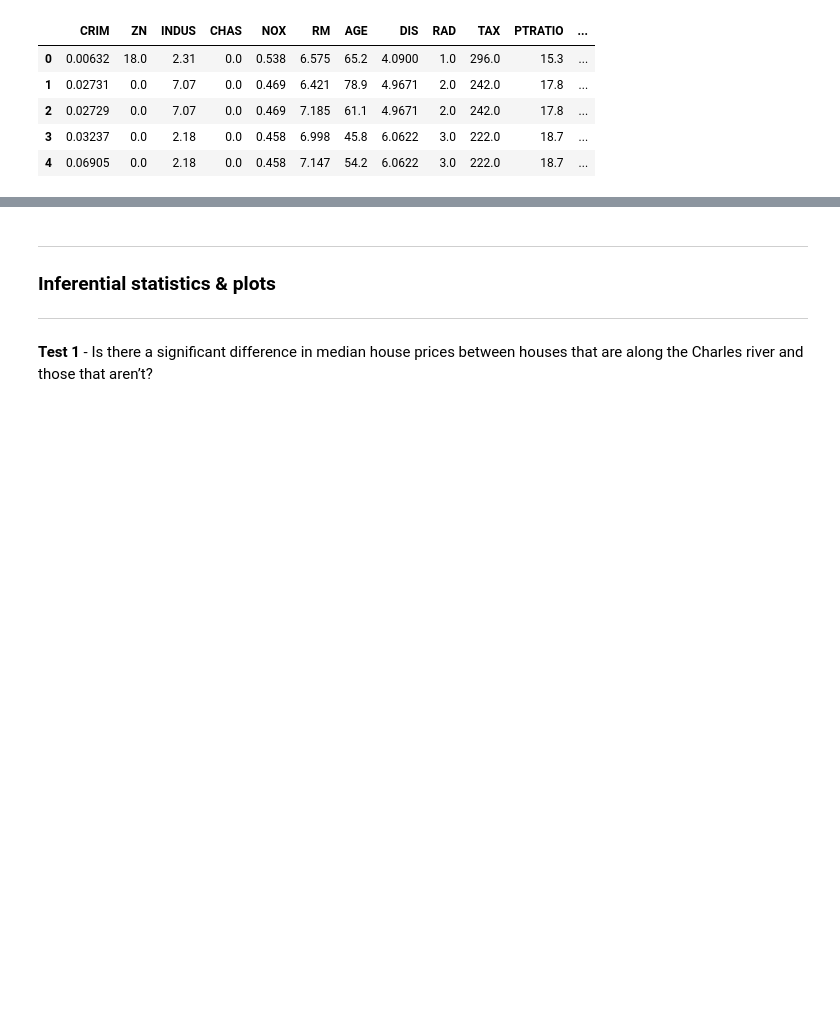
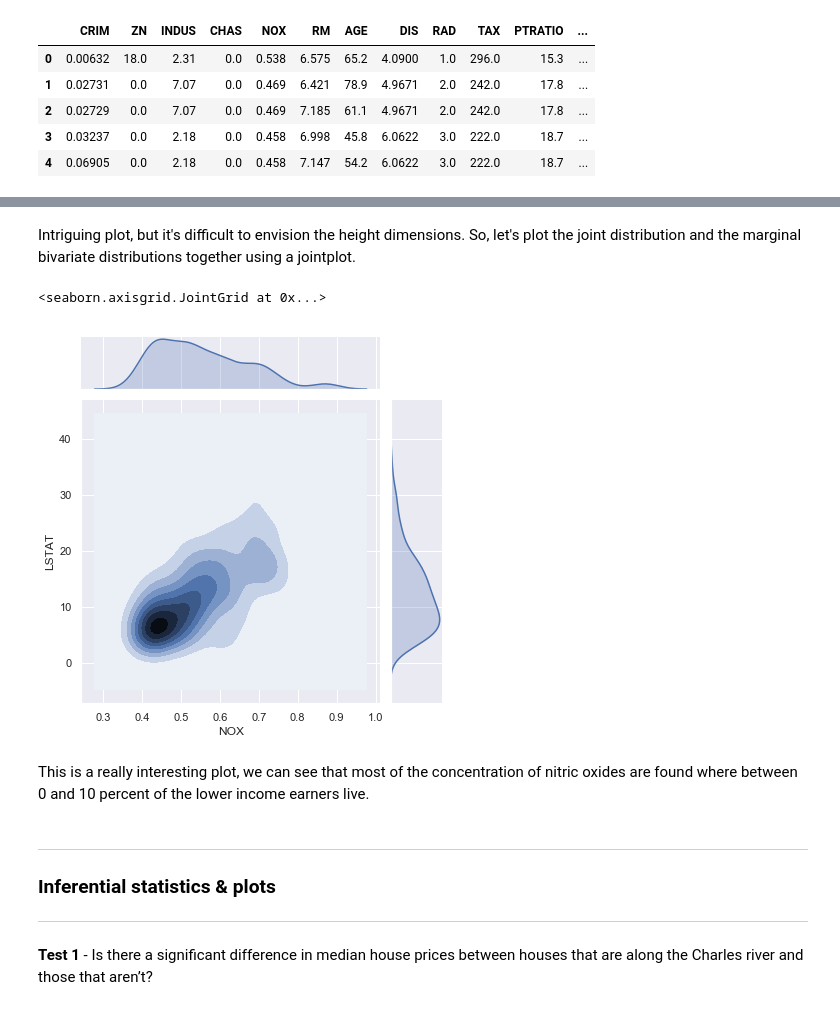
Before and after one commit to Datagatherer2357/Machine-Learning-and-Statistics-2019-Assessment, a Jupyter notebook: Machine-Learning-and-Statistics-2019-Assessment.ipynb, the cells around one changed output, grey strips where cells are left out. Saved outputs shown, nothing was run; the diff lists cells and outputs as text; code cells hidden in the pictures; blank space fills up the shorter version.

```diff
--- a/Machine-Learning-and-Statistics-2019-Assessment.ipynb
+++ b/Machine-Learning-and-Statistics-2019-Assessment.ipynb
@@ -225,3 +297,13 @@ plt.show()
+# %% [markdown]
+Intriguing plot, but it's difficult to envision the height dimensions. So, let's plot the joint distribution and the marginal bivariate distributions together using a jointplot.
+# %%
+sns.axes_style('whitegrid')
+sns.jointplot(boston["NOX"], boston["LSTAT"], boston, kind='kde') # [8].
+# %% [output]
+<seaborn.axisgrid.JointGrid at 0x...>
+[figure, added]
+# %% [markdown]
+This is a really interesting plot, we can see that most of the concentration of nitric oxides are found where between 0 and 10 percent of the lower income earners live.
 # %% [markdown]
 ***
 ### Inferential statistics & plots
```
Also changed, not shown: parts of 38 cells of this notebook.
